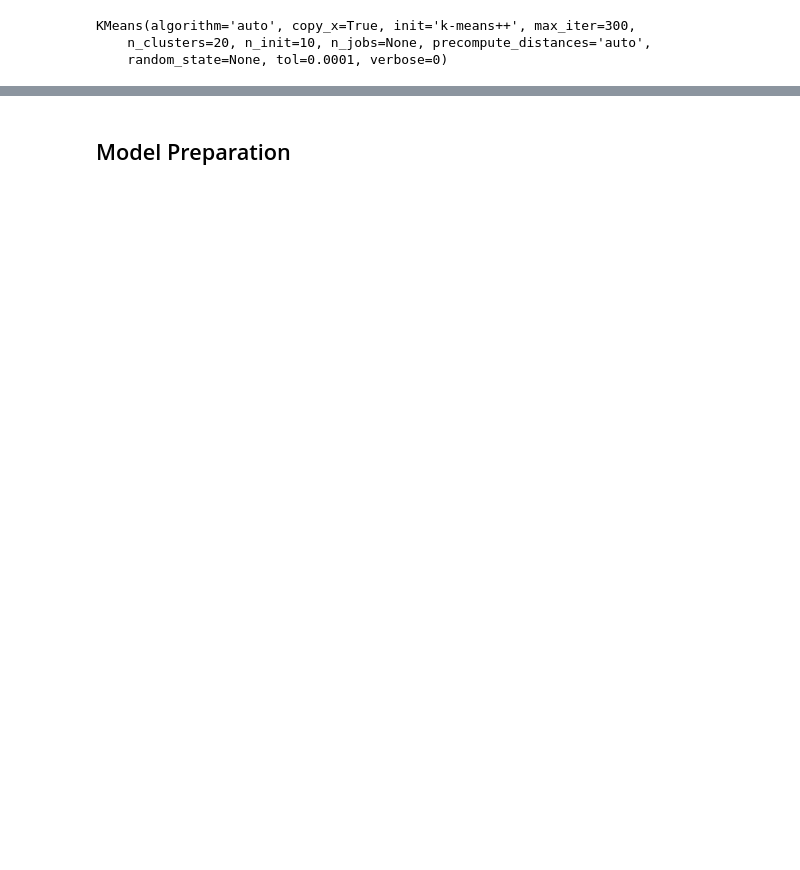
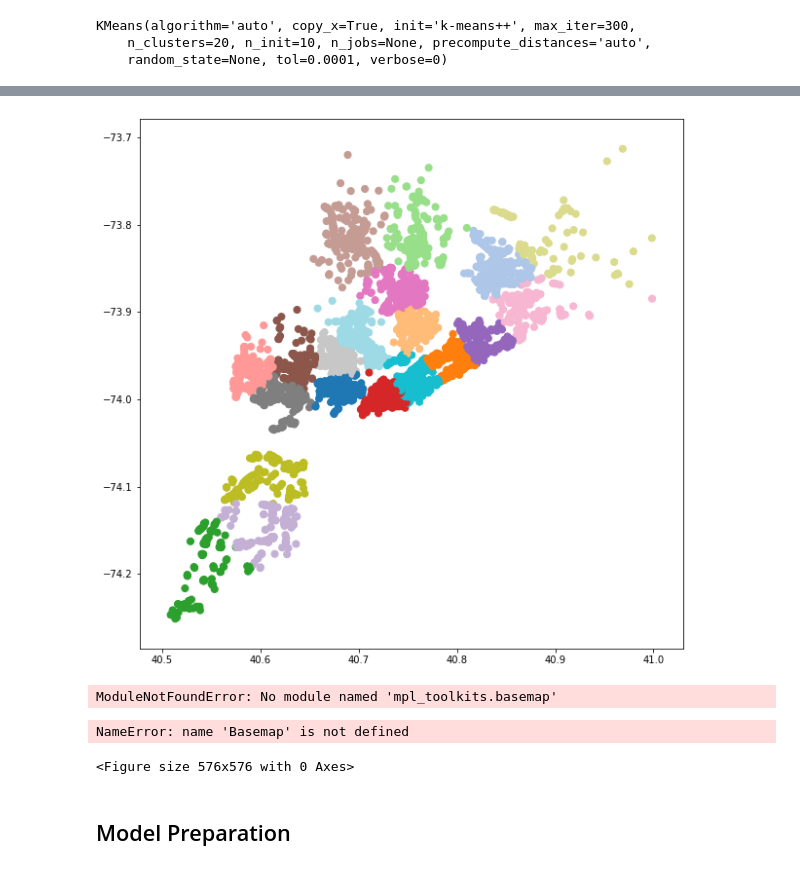
Before and after one commit to Shaddyjr/predicting_affluence_using_yelp, a Jupyter notebook: client_project_notebook.ipynb, the cells around one changed output, grey strips where cells are left out. Drawn from its saved outputs; the diff is of its cells as text; code cells hidden in the pictures; blank space fills up the shorter version.

```diff
--- a/client_project_notebook.ipynb
+++ b/client_project_notebook.ipynb
@@ -483,0 +421,20 @@ KMeans(algorithm='auto', copy_x=True, init='k-means++', max_iter=300,
+# %%
+# What do these clusters look like visually?
+plt.figure(figsize=(10, 10))
+plt.scatter((location_data.latitude).astype(float), (location_data.longitude).astype(float), c=km.labels_, s=50 ,cmap="tab20");
+# %% [output]
+[figure, added]
+# %%
+import pandas as pd
+%matplotlib inline
+import numpy as np
+import matplotlib.pyplot as plt
+from mpl_toolkits.basemap import Basemap
+# Extract the data we're interested in
+df = df.dropna()
+lat = df['latitude'].values
+lon = df['longitude'].values
+price = df['price'].values
+rating = df['rating'].values
+# %% [output]
+ModuleNotFoundError: No module named 'mpl_toolkits.basemap'
@@ -483,0 +445,19 @@ KMeans(algorithm='auto', copy_x=True, init='k-means++', max_iter=300,
+# %%
+# 1. Draw the map background
+fig = plt.figure(figsize=(8, 8))
+m = Basemap(resolution = 'i', projection = 'cyl',
+            llcrnrlat=40.35868, llcrnrlon=-74.491350,
+            urcrnrlat = 41.163819, urcrnrlon = -73.447253,epsg = 3395)
+m.shadedrelief()
+m.arcgisimage(service ="ESRI_Imagery_World_2D", xpixels = 2000)
+# 2. scatter city data, with color reflecting population
+# and size reflecting area
+m.scatter(lon, lat, latlon=True,
+          c=(price)**3, s=(rating)*4,
+          cmap='Reds', alpha=0.5)
+
+# 3. arcgisimage
+plt.savefig("ESRI_Imagery_World_2D", bbox_inches = "tight", dpi = 500)
+# %% [output]
+NameError: name 'Basemap' is not defined
+<Figure size 576x576 with 0 Axes>
```
Also changed, not shown: parts of 28 cells of this notebook.
